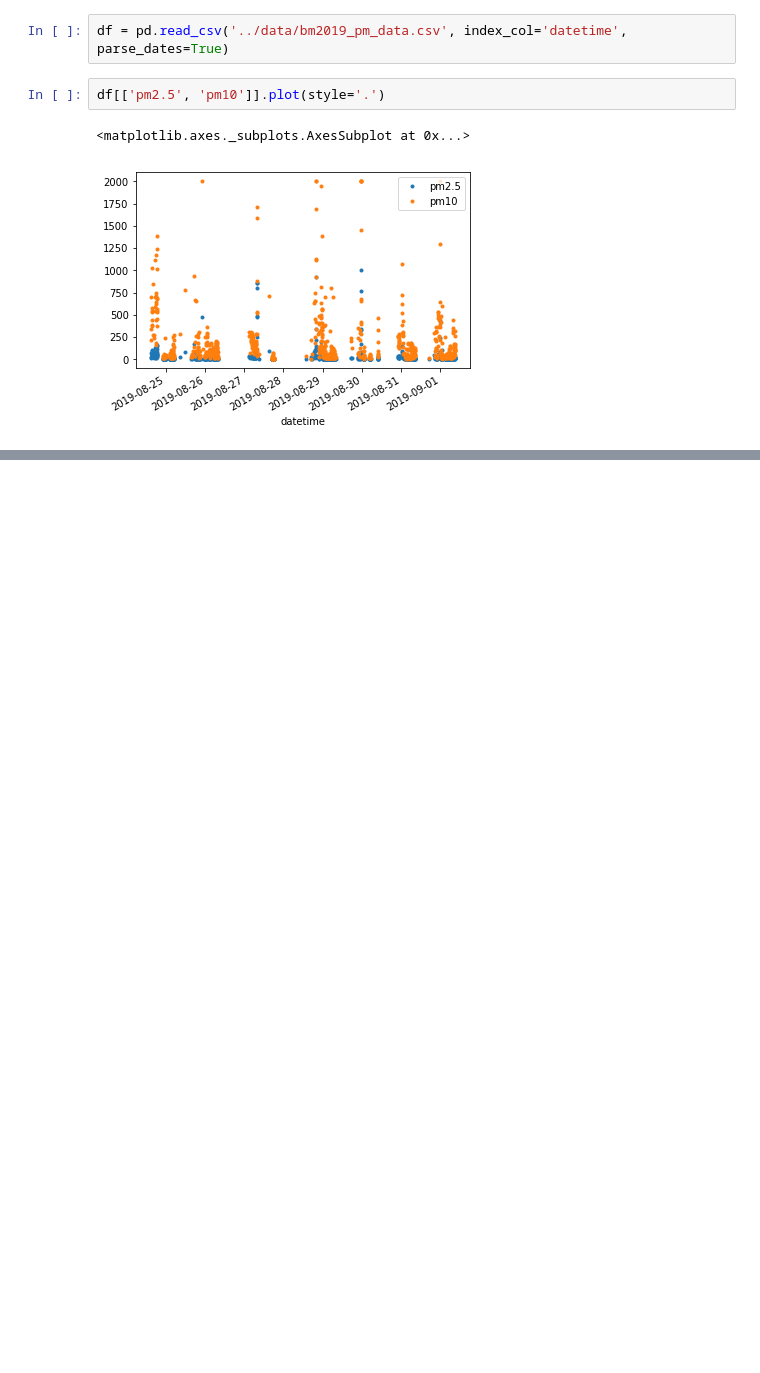
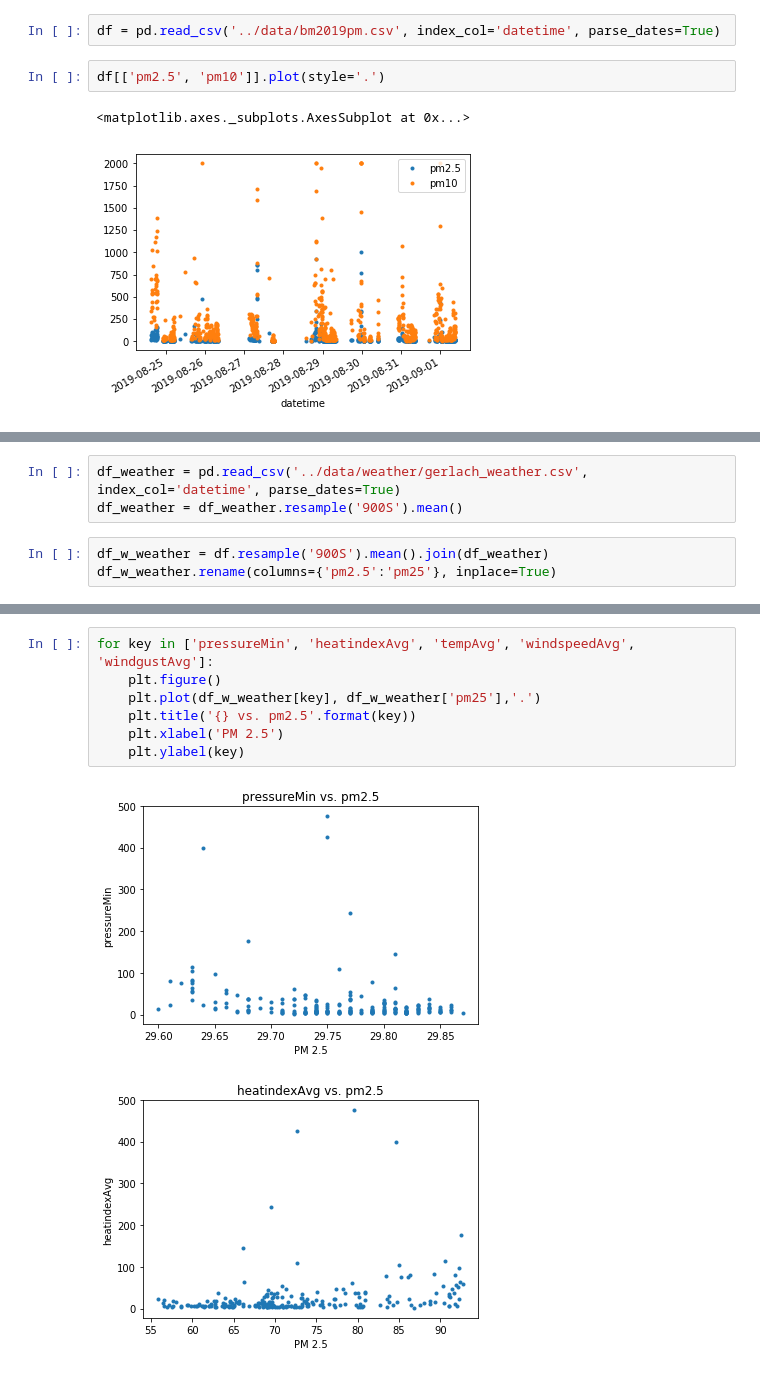
Before and after one commit to ssuffian/hotlouddusty-data, a Jupyter notebook: ipynb/initial_analysis.ipynb, the cells around one changed output, grey strips where cells are left out. Cells and saved outputs as stored; diff of their text form; blank space fills up the shorter version.

Commit message:
Add exploratory analysis around weather correlation

```diff
--- a/ipynb/initial_analysis.ipynb
+++ b/ipynb/initial_analysis.ipynb
@@ -4,7 +4,7 @@ import matplotlib.pyplot as plt
 import seaborn as sns
 %matplotlib inline
 # %%
-df = pd.read_csv('../data/bm2019_pm_data.csv', index_col='datetime', parse_dates=True)
+df = pd.read_csv('../data/bm2019pm.csv', index_col='datetime', parse_dates=True)
 # %%
 df[['pm2.5', 'pm10']].plot(style='.')
 # %% [output]
@@ -37,0 +41,6 @@ for var in ['pm2.5', 'pm10']:
+# %%
+df_weather = pd.read_csv('../data/weather/gerlach_weather.csv', index_col='datetime', parse_dates=True)
+df_weather = df_weather.resample('900S').mean()
+# %%
+df_w_weather = df.resample('900S').mean().join(df_weather)
+df_w_weather.rename(columns={'pm2.5':'pm25'}, inplace=True)
@@ -37,0 +57,10 @@ for var in ['pm2.5', 'pm10']:
+# %%
+for key in ['pressureMin', 'heatindexAvg', 'tempAvg', 'windspeedAvg', 'windgustAvg']:
+    plt.figure()
+    plt.plot(df_w_weather[key], df_w_weather['pm25'],'.')
+    plt.title('{} vs. pm2.5'.format(key))
+    plt.xlabel('PM 2.5')
+    plt.ylabel(key)
+# %% [output]
+[figure, added]
+[figure, added]
```
Also changed, not shown: parts of 9 cells of this notebook.
